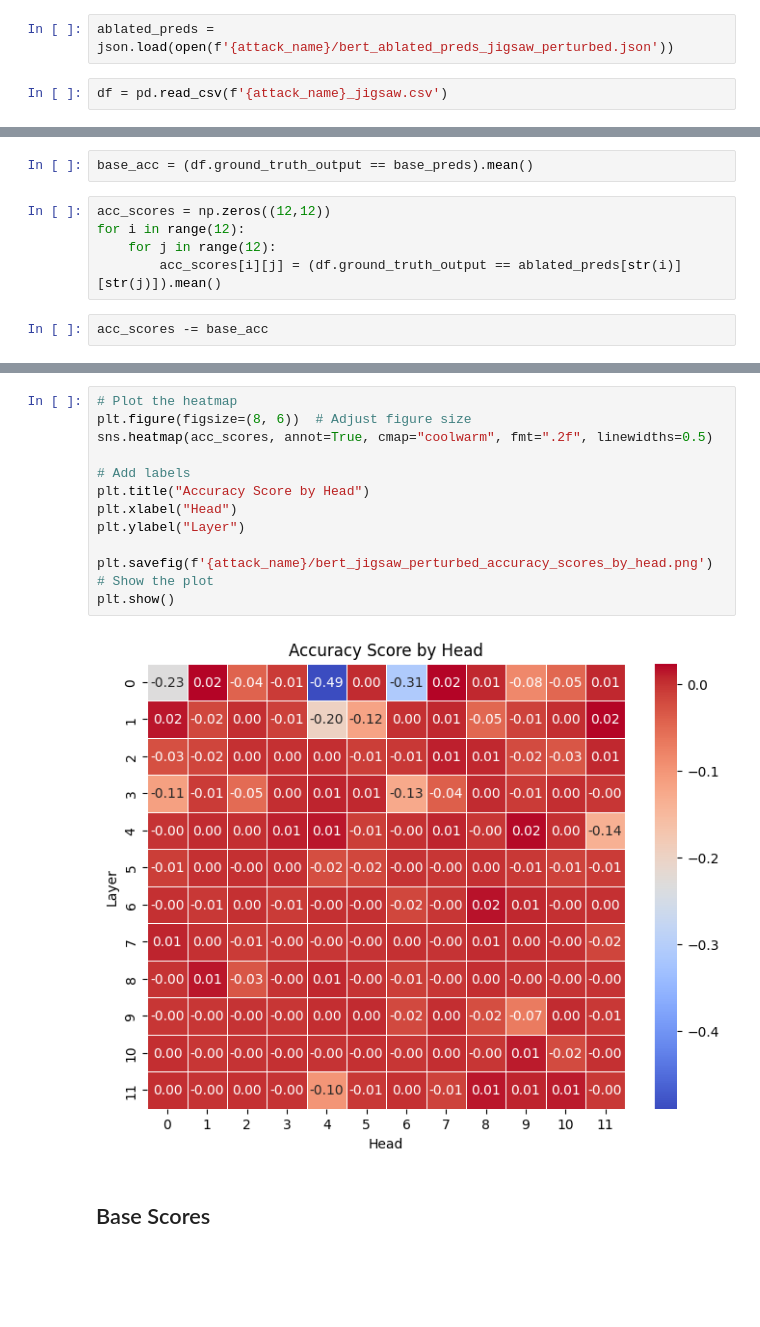
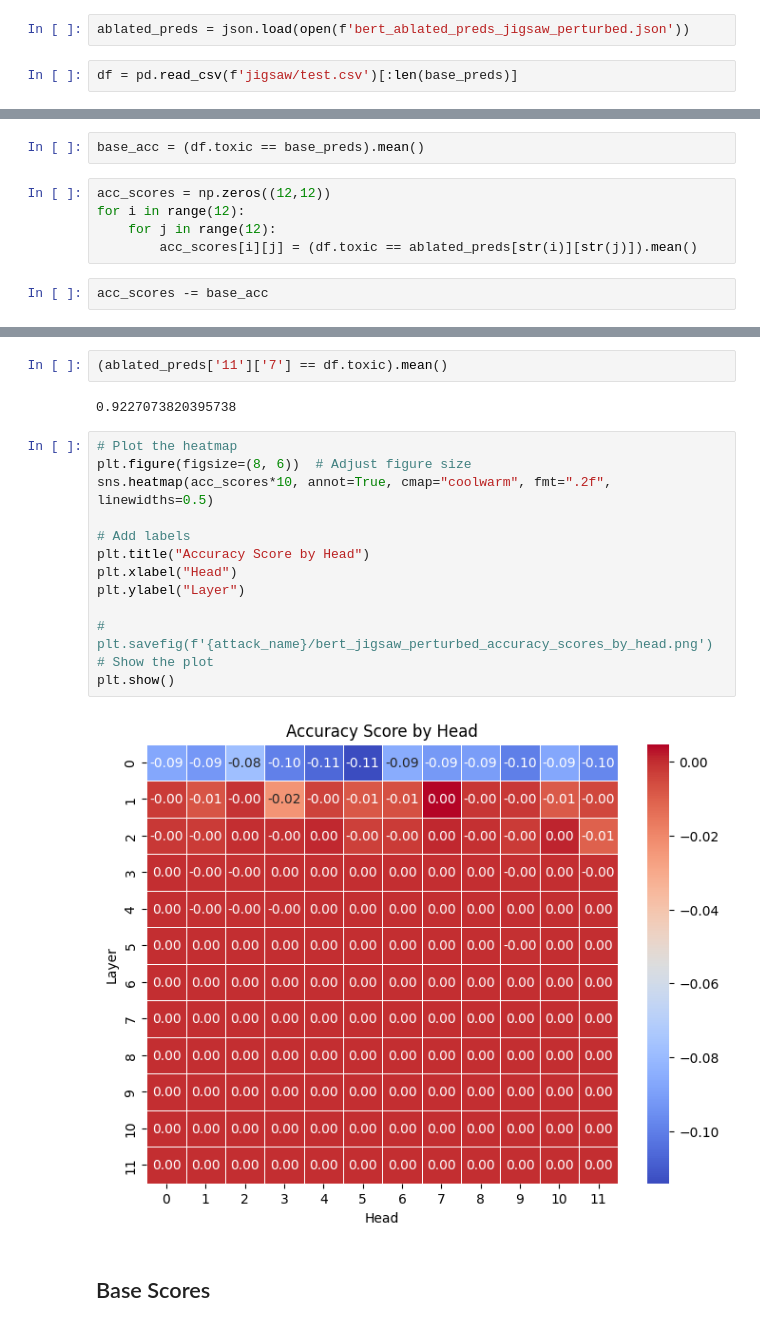
Before and after one commit to wid0gast/interp-toxicity, a Jupyter notebook: textattack.ipynb, the cells around one changed output, grey strips where cells are left out. Drawn from its saved outputs; the diff is of its cells as text; blank space fills up the shorter version.

```diff
--- a/textattack.ipynb
+++ b/textattack.ipynb
@@ -373,4 +302,4 @@ base_preds = json.load(open(f'{attack_name}/bert_base_preds_jigsaw_perturbed.jso
 # %%
-ablated_preds = json.load(open(f'{attack_name}/bert_ablated_preds_jigsaw_perturbed.json'))
+ablated_preds = json.load(open(f'bert_ablated_preds_jigsaw_perturbed.json'))
 # %%
-df = pd.read_csv(f'{attack_name}_jigsaw.csv')
+df = pd.read_csv(f'jigsaw/test.csv')[:len(base_preds)]
@@ -392,10 +310,10 @@ Name: count, dtype: int64
 # %%
-base_acc = (df.ground_truth_output == base_preds).mean()
+base_acc = (df.toxic == base_preds).mean()
 # %%
 acc_scores = np.zeros((12,12))
 for i in range(12):
     for j in range(12):
-        acc_scores[i][j] = (df.ground_truth_output == ablated_preds[str(i)][str(j)]).mean()
+        acc_scores[i][j] = (df.toxic == ablated_preds[str(i)][str(j)]).mean()
 # %%
 acc_scores -= base_acc
 # %%
@@ -405,18 +323,22 @@ base_acc
+# %%
+(ablated_preds['11']['7'] == df.toxic).mean()
+# %% [output]
+0.9227073820395738
 # %%
 # Plot the heatmap
 plt.figure(figsize=(8, 6))  # Adjust figure size
-sns.heatmap(acc_scores, annot=True, cmap="coolwarm", fmt=".2f", linewidths=0.5)
+sns.heatmap(acc_scores*10, annot=True, cmap="coolwarm", fmt=".2f", linewidths=0.5)
 
 # Add labels
 plt.title("Accuracy Score by Head")
 plt.xlabel("Head")
 plt.ylabel("Layer")
 
-plt.savefig(f'{attack_name}/bert_jigsaw_perturbed_accuracy_scores_by_head.png')
+# plt.savefig(f'{attack_name}/bert_jigsaw_perturbed_accuracy_scores_by_head.png')
 # Show the plot
 plt.show()
 # %% [output]
-[figure, old version]
+[figure, new version]
 # %% [markdown]
 ## Base Scores
 # %%
```
Also changed, not shown: parts of 20 cells of this notebook, 13 other files.
